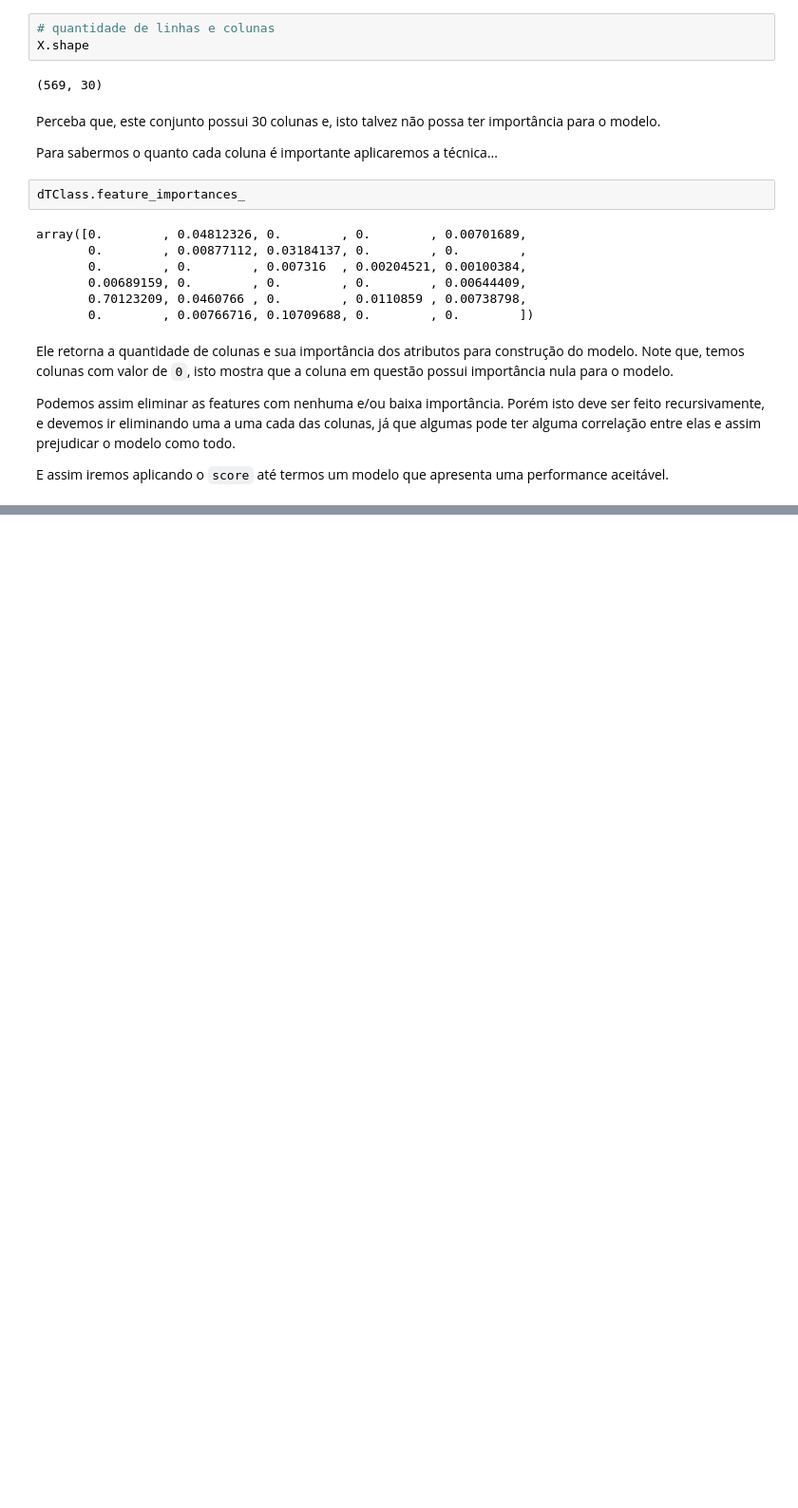
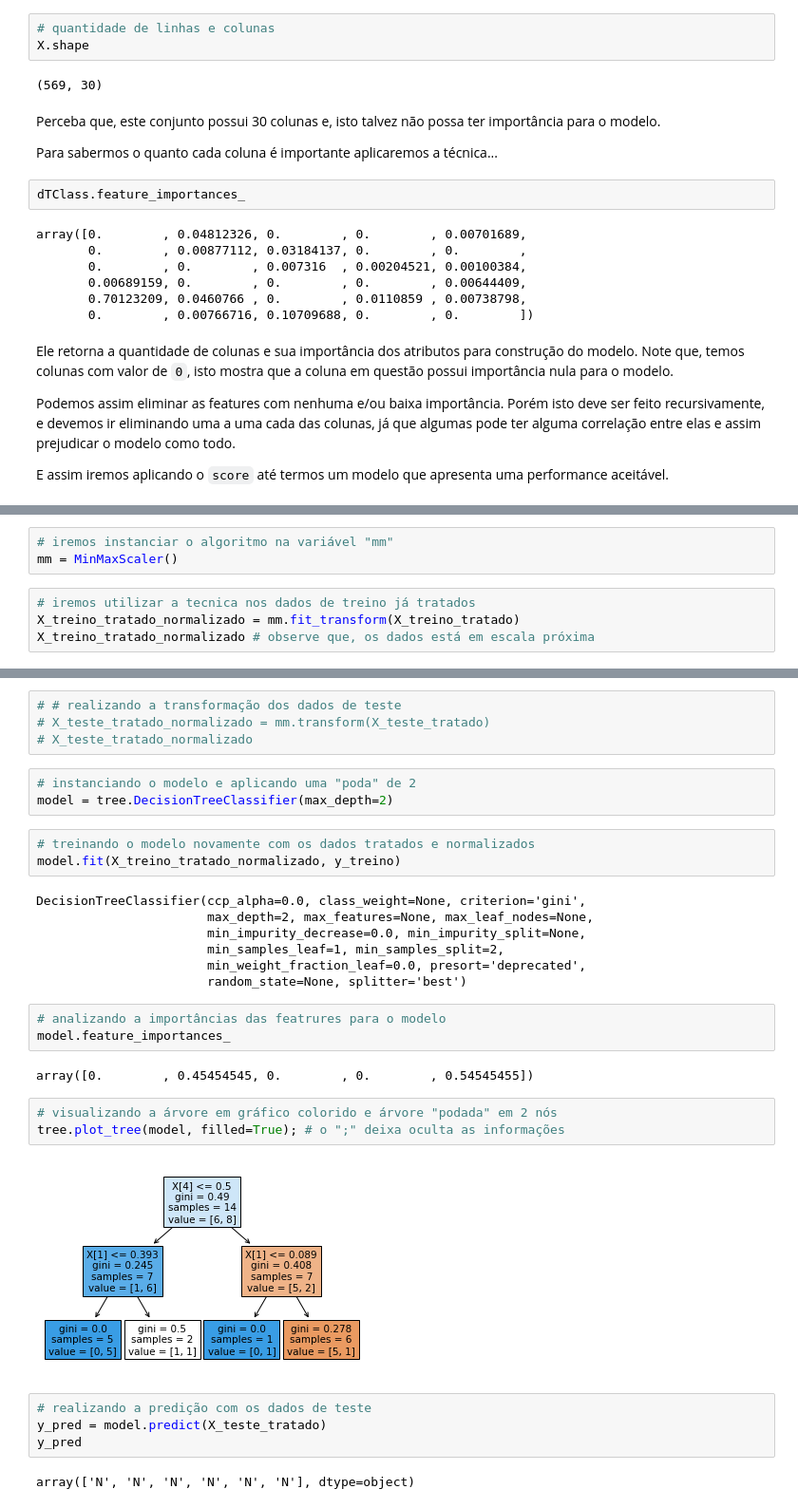
Before and after one commit to FGalvao77/Introducao-a-Machine-Learning, a Jupyter notebook: Árvore_de_decisão.ipynb, the cells around one changed output, grey strips where cells are left out. Shown at 95% size. Saved outputs shown, nothing was run; the diff lists cells and outputs as text; blank space fills up the shorter version.

```diff
--- a/Árvore_de_decisão.ipynb
+++ b/Árvore_de_decisão.ipynb
@@ -266,0 +545,7 @@ E assim iremos aplicando o `score` até termos um modelo que apresenta uma perfo
+# %%
+# iremos instanciar o algoritmo na variável "mm"
+mm = MinMaxScaler()
+# %%
+# iremos utilizar a tecnica nos dados de treino já tratados
+X_treino_tratado_normalizado = mm.fit_transform(X_treino_tratado)
+X_treino_tratado_normalizado # observe que, os dados está em escala próxima
@@ -266,0 +567,33 @@ E assim iremos aplicando o `score` até termos um modelo que apresenta uma perfo
+# %%
+# # realizando a transformação dos dados de teste
+# X_teste_tratado_normalizado = mm.transform(X_teste_tratado)
+# X_teste_tratado_normalizado
+# %%
+# instanciando o modelo e aplicando uma "poda" de 2
+model = tree.DecisionTreeClassifier(max_depth=2)
+# %%
+# treinando o modelo novamente com os dados tratados e normalizados
+model.fit(X_treino_tratado_normalizado, y_treino)
+# %% [output]
+DecisionTreeClassifier(ccp_alpha=0.0, class_weight=None, criterion='gini',
+                       max_depth=2, max_features=None, max_leaf_nodes=None,
+                       min_impurity_decrease=0.0, min_impurity_split=None,
+                       min_samples_leaf=1, min_samples_split=2,
+                       min_weight_fraction_leaf=0.0, presort='deprecated',
+                       random_state=None, splitter='best')
+# %%
+# analizando a importâncias das featrures para o modelo
+model.feature_importances_
+# %% [output]
+array([0.        , 0.45454545, 0.        , 0.        , 0.54545455])
+# %%
+# visualizando a árvore em gráfico colorido e árvore "podada" em 2 nós
+tree.plot_tree(model, filled=True); # o ";" deixa oculta as informações
+# %% [output]
+[figure, added]
+# %%
+# realizando a predição com os dados de teste
+y_pred = model.predict(X_teste_tratado)
+y_pred
+# %% [output]
+array(['N', 'N', 'N', 'N', 'N', 'N'], dtype=object)
```
Also changed, not shown: parts of 34 cells of this notebook.
